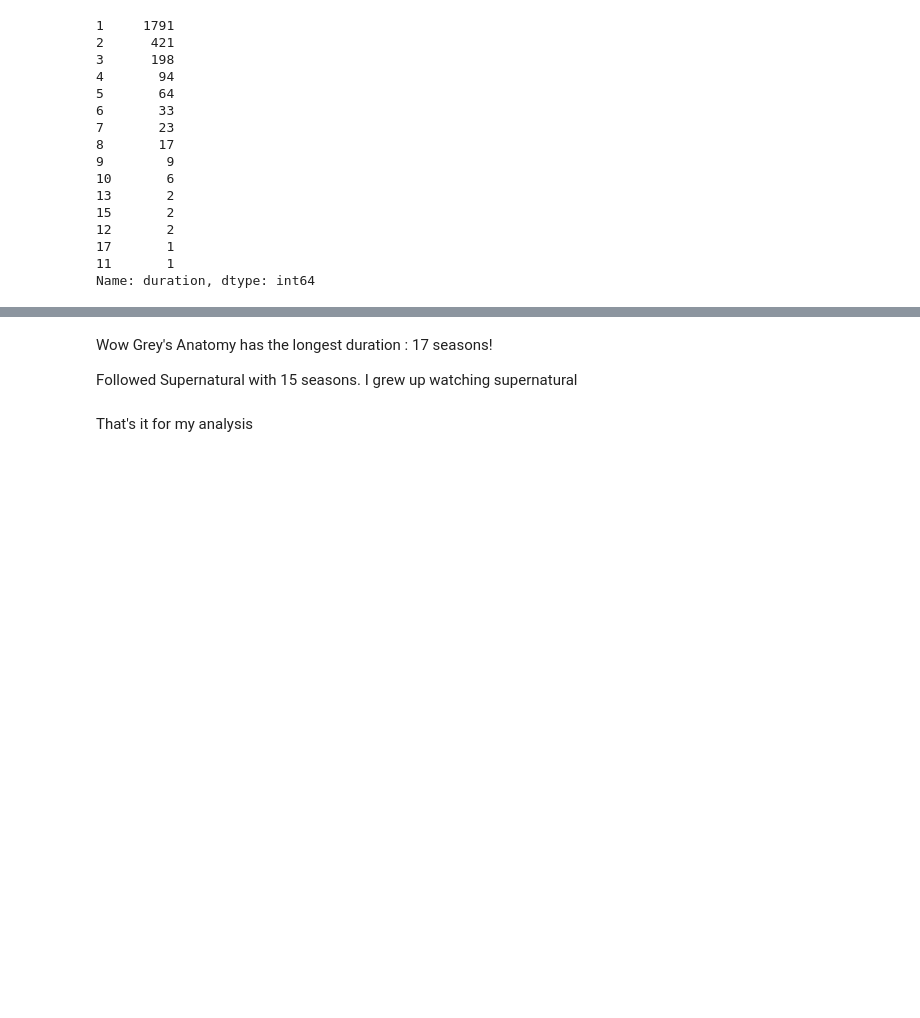
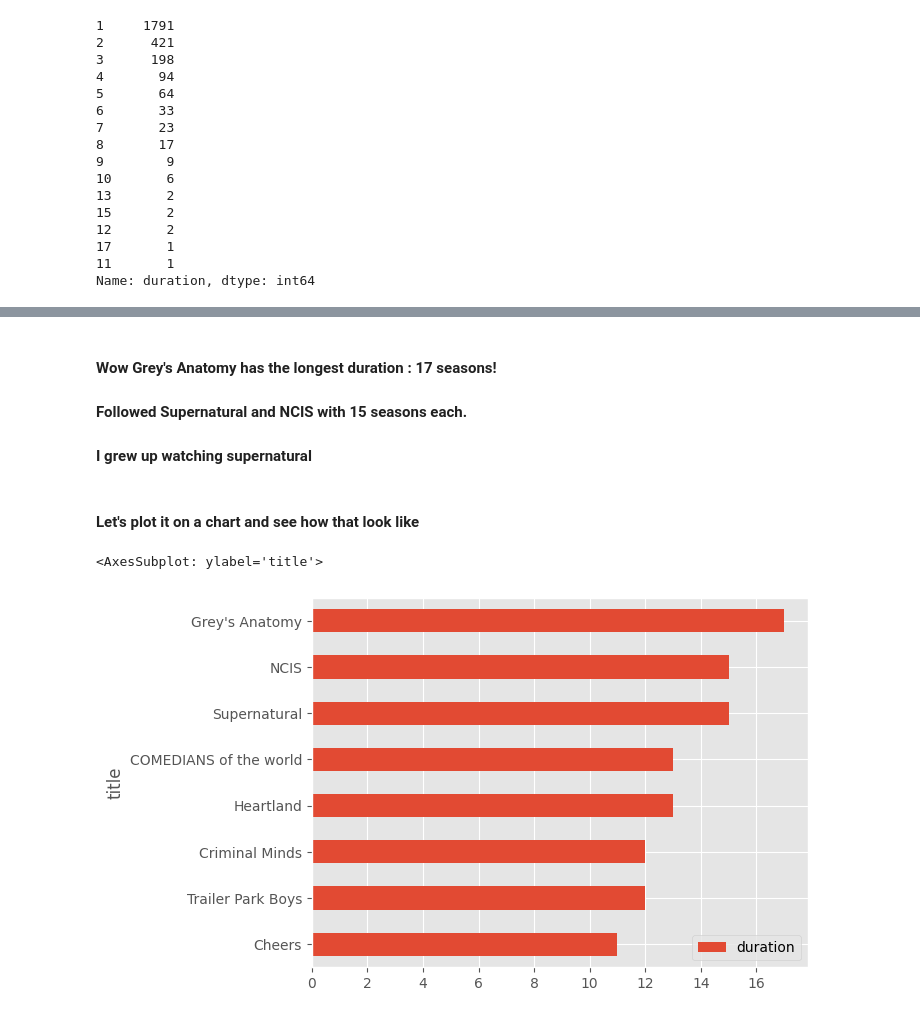
Before and after one commit to yipulerina/Data-Analyst-Projects, a Jupyter notebook: Netflix_EDA/netflix_eda.ipynb, the cells around one changed output, grey strips where cells are left out. Cells and saved outputs as stored; diff of their text form; code cells hidden in the pictures; blank space fills up the shorter version.

```diff
--- a/Netflix_EDA/netflix_eda.ipynb
+++ b/Netflix_EDA/netflix_eda.ipynb
@@ -524,8 +525,14 @@ show_df.query('duration >13')
 | 2423 | s2424 | TV Show | Supernatural | Phil Sgriccia | Jared Padalecki, Jensen Ackles, M... | United States, Canada | 2020-06-05 | 2019 | TV-14 | 15 | ... |
 | 4798 | s4799 | TV Show | NCIS | No Director | Mark Harmon, Michael Weatherly, P... | United States | 2018-07-01 | 2017 | TV-14 | 15 | ... |
 # %% [markdown]
-Wow Grey's Anatomy has the longest duration : 17 seasons!
+#### Wow Grey's Anatomy has the longest duration : 17 seasons!
 
-Followed Supernatural with 15 seasons. I grew up watching  supernatural
+#### Followed Supernatural and NCIS with 15 seasons each.
+#### I grew up watching  supernatural
-# %% [markdown]
-That's it for my analysis
+# %% [markdown]
+#### Let's plot it on a chart and see how that look like
+# %%
+show_df[['title', 'duration']][show_df['duration']>10].sort_values(by = 'duration',ascending=True).plot(kind='barh',x='title', y = 'duration')
+# %% [output]
+<AxesSubplot: ylabel='title'>
+[figure, added]
```
Also changed, not shown: parts of 32 cells of this notebook.
